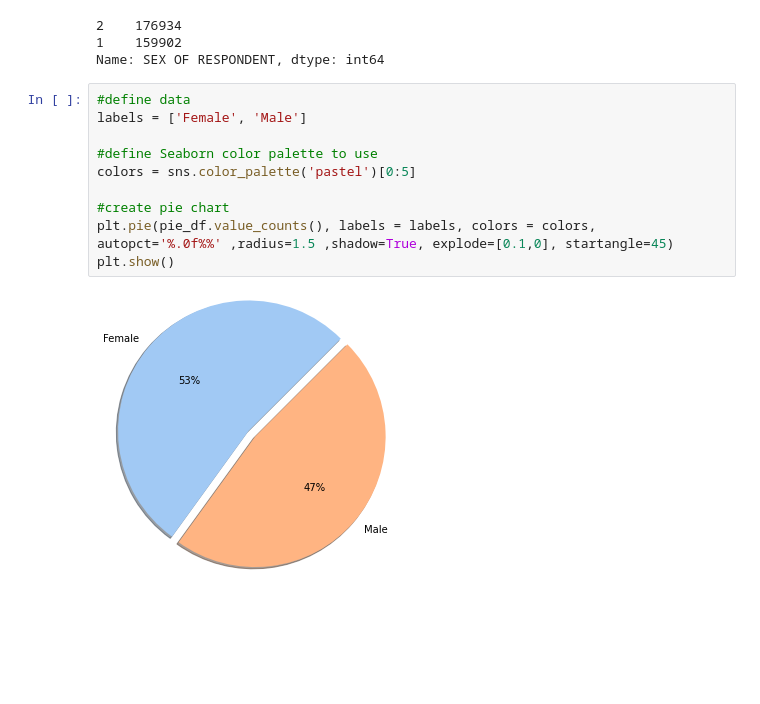
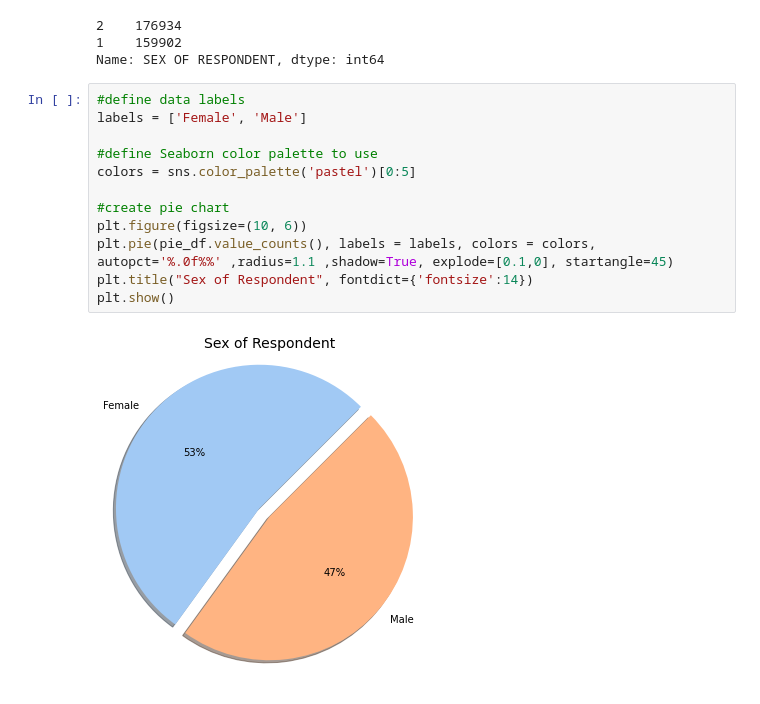
Before and after one commit to spring-camm-sergey/dse230, a Jupyter notebook: data_cleaning.ipynb, the cells around one changed output. Cells and saved outputs as stored; diff of their text form; blank space fills up the shorter version.

Commit message:
Update data_cleaning.ipynb
Added title to pie-chart.

```diff
--- a/data_cleaning.ipynb
+++ b/data_cleaning.ipynb
@@ -576,14 +576,16 @@ pie_df.value_counts()
 1    159902
 Name: SEX OF RESPONDENT, dtype: int64
 # %%
-#define data
+#define data labels
 labels = ['Female', 'Male']
 
 #define Seaborn color palette to use
 colors = sns.color_palette('pastel')[0:5]
 
 #create pie chart
-plt.pie(pie_df.value_counts(), labels = labels, colors = colors, autopct='%.0f%%' ,radius=1.5 ,shadow=True, explode=[0.1,0], startangle=45)
+plt.figure(figsize=(10, 6))
+plt.pie(pie_df.value_counts(), labels = labels, colors = colors, autopct='%.0f%%' ,radius=1.1 ,shadow=True, explode=[0.1,0], startangle=45)
+plt.title("Sex of Respondent", fontdict={'fontsize':14})
 plt.show()
 # %% [output]
-[figure, old version]
+[figure, new version]
```
